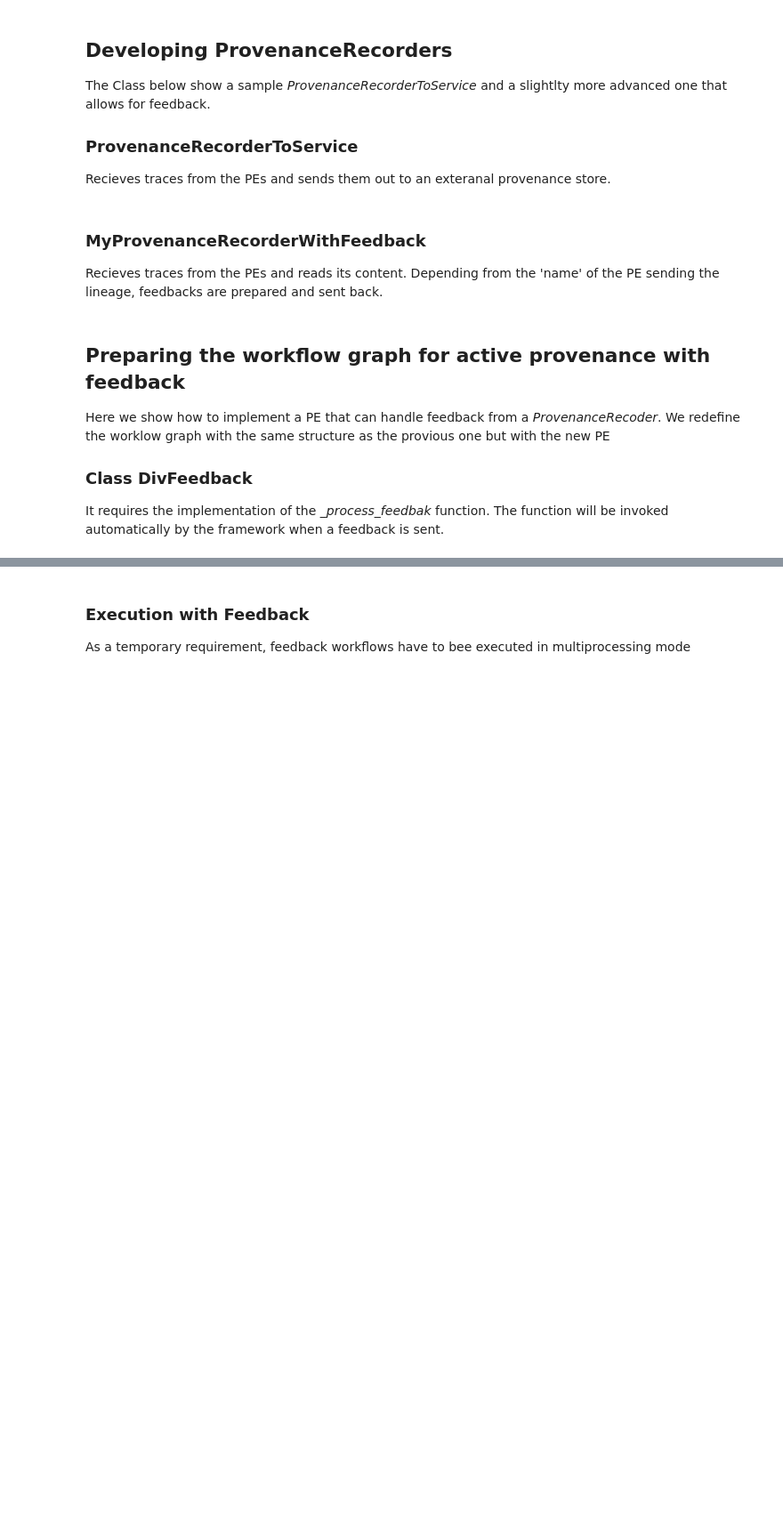
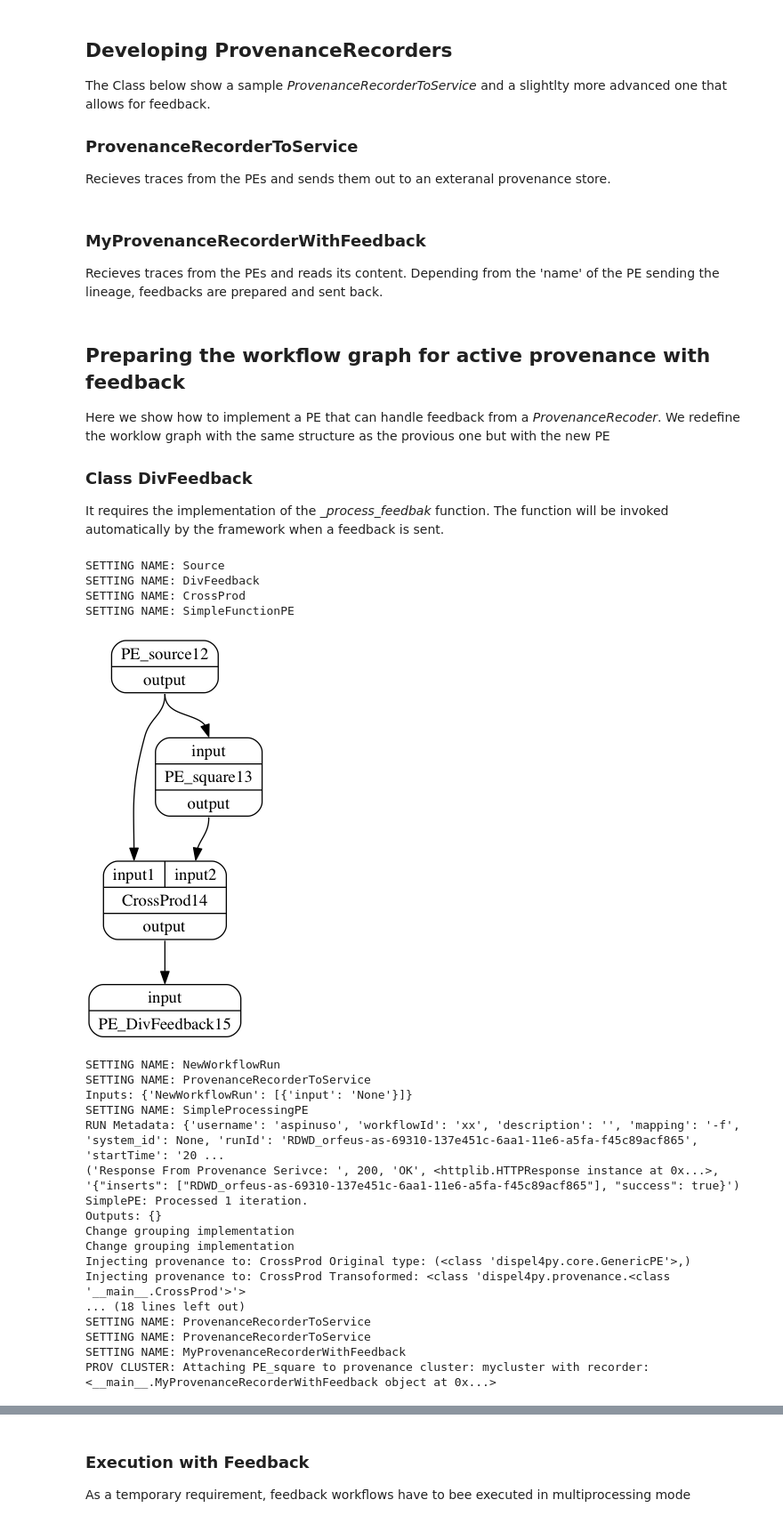
Before and after one commit to rayson1223/dispel4py, a Jupyter notebook: d4py provenance integration example.ipynb, the cells around one changed output, grey strips where cells are left out. Shown at 89% size. Drawn from its saved outputs; the diff is of its cells as text; code cells hidden in the pictures; blank space fills up the shorter version.

```diff
--- a/d4py provenance integration example.ipynb
+++ b/d4py provenance integration example.ipynb
@@ -390,6 +390,7 @@ class MyProvenanceRecorderWithFeedback(ProvenanceRecorder):
         self.log("progress: " + str((response.status, response.reason,
                                          response, response.read())))
 
+        self.bulk=[]
 
         return None
 # %% [markdown]
@@ -412,7 +413,7 @@ class DivFeedback(GenericPE):
 
 
 
-    def _process_feedback(data):
+    def _process_feedback(self,data):
         print "FEEEEDBACK: "+str(data)
 
     def _process(self,data):
@@ -432,30 +433,53 @@ crossp = CrossProd()
 squaref=SimpleFunctionPE(square,{'prov_cluster':'mycluster'})
 
 
 #Initialise and compose the workflow graph
 graph = WorkflowGraph()
 graph.connect(sc,'output',squaref,'input')
 graph.connect(sc,'output',crossp,'input1')
 graph.connect(squaref,'output',crossp,'input2')
 graph.connect(crossp,'output',divf,'input')
 
 
 HTML('Simple Graph <br/>')
 display(graph)
 
 #Declare workflow inputs:
 input_data = {"PE_source": [{"input": [10]}]}
 
 # Preparing the workflow graph for provenance production, pre-analysis and storage
 # Ranomdly generated unique identifier for the current run
 rid='RDWD_'+getUniqueId()
 
 # if ProvenanceRecorderToFile is used, this path will contains all the resulting JSON documents
 os.environ['PROV_PATH']="./prov-files/"
 
 # Finally, provenance enhanced graph is prepared:
 InitiateNewRun(graph,ProvenanceRecorderToService,provImpClass=ProvenancePE,username='aspinuso',runId=rid,w3c_prov=False,workflowName="test_rdwd",workflowId="xx",clustersRecorders={'mycluster':MyProvenanceRecorderWithFeedback},feedbackPEs=['PE_DivFeedback'])
 
 #.. and visualised..
 
 display(graph)
+# %% [output]
+SETTING NAME: Source
+SETTING NAME: DivFeedback
+SETTING NAME: CrossProd
+SETTING NAME: SimpleFunctionPE
+[figure, added]
+SETTING NAME: NewWorkflowRun
+SETTING NAME: ProvenanceRecorderToService
+Inputs: {'NewWorkflowRun': [{'input': 'None'}]}
+SETTING NAME: SimpleProcessingPE
+RUN Metadata: {'username': 'aspinuso', 'workflowId': 'xx', 'description': '', 'mapping': '-f', 'system_id': None, 'runId': 'RDWD_orfeus-as-69310-137e451c-6aa1-11e6-a5fa-f45c89acf865', 'startTime': '20 ...
+('Response From Provenance Serivce: ', 200, 'OK', <httplib.HTTPResponse instance at 0x...>, '{"inserts": ["RDWD_orfeus-as-69310-137e451c-6aa1-11e6-a5fa-f45c89acf865"], "success": true}')
+SimplePE: Processed 1 iteration.
+Outputs: {}
+Change grouping implementation
+Change grouping implementation
+Injecting provenance to: CrossProd Original type: (<class 'dispel4py.core.GenericPE'>,)
+Injecting provenance to: CrossProd Transoformed: <class 'dispel4py.provenance.<class '__main__.CrossProd'>'>
+... (18 lines left out)
+SETTING NAME: ProvenanceRecorderToService
+SETTING NAME: ProvenanceRecorderToService
+SETTING NAME: MyProvenanceRecorderWithFeedback
+PROV CLUSTER: Attaching PE_square to provenance cluster: mycluster with recorder:<__main__.MyProvenanceRecorderWithFeedback object at 0x...>
```
Also changed, not shown: parts of 5 cells of this notebook.
